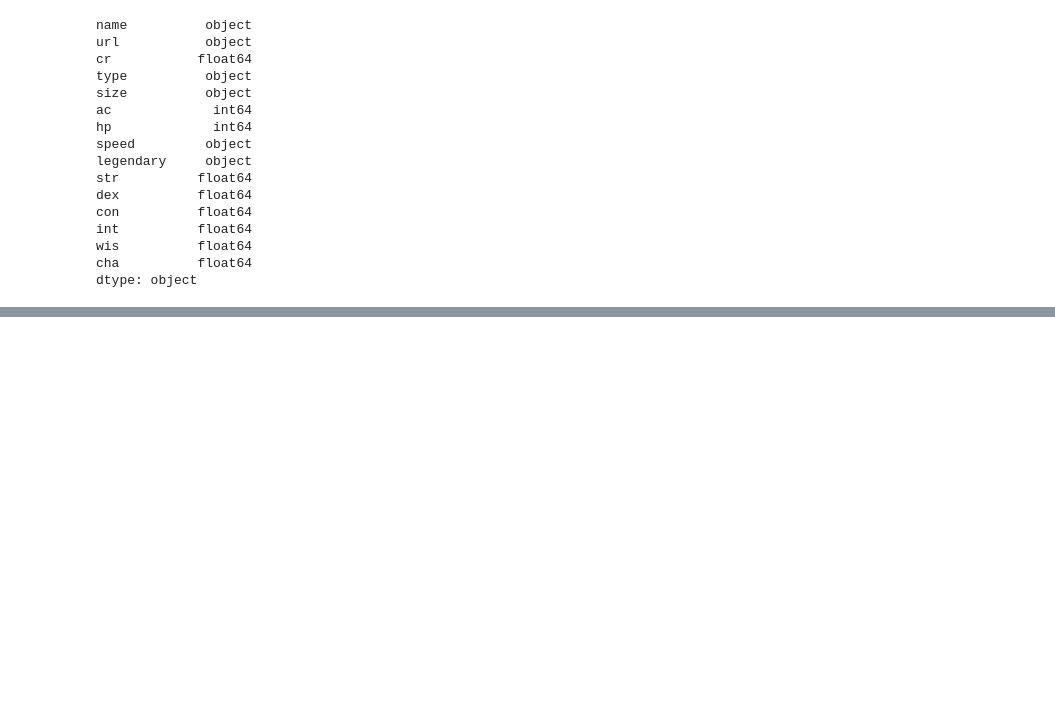
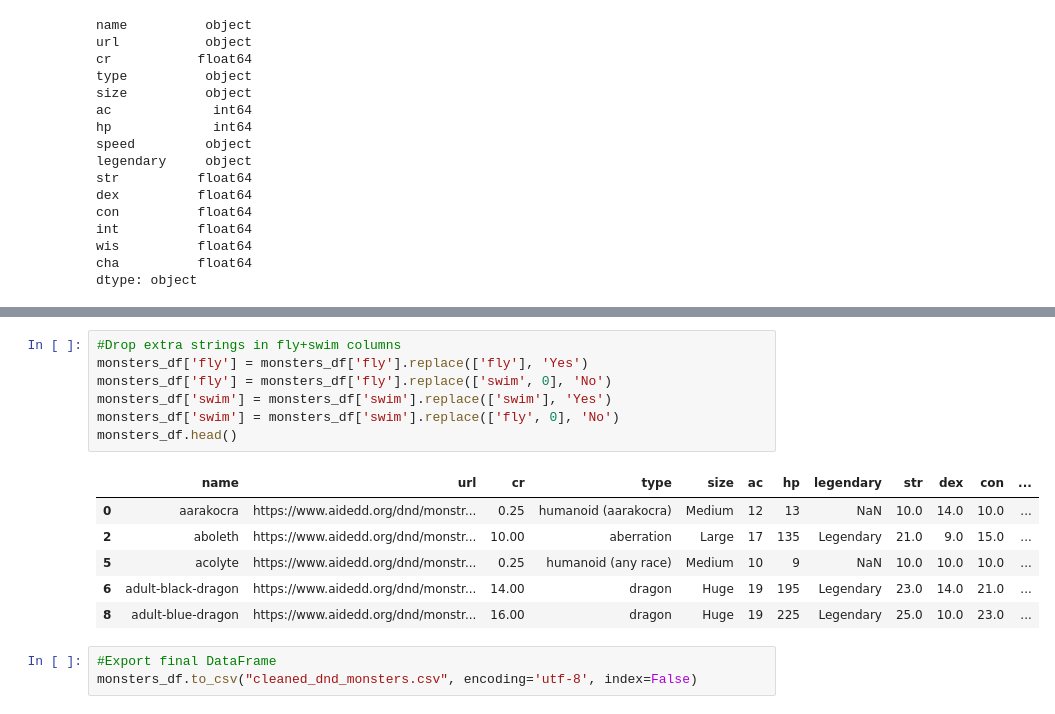
Before and after one commit to TheCarpeDM/DND, a Jupyter notebook: Data_cleaning.ipynb, the cells around one changed output, grey strips where cells are left out. Saved outputs shown, nothing was run; the diff lists cells and outputs as text; blank space fills up the shorter version.

```diff
--- a/Data_cleaning.ipynb
+++ b/Data_cleaning.ipynb
@@ -95,0 +123,17 @@ dtype: object
+# %%
+#Drop extra strings in fly+swim columns
+monsters_df['fly'] = monsters_df['fly'].replace(['fly'], 'Yes')
+monsters_df['fly'] = monsters_df['fly'].replace(['swim', 0], 'No')
+monsters_df['swim'] = monsters_df['swim'].replace(['swim'], 'Yes')
+monsters_df['swim'] = monsters_df['swim'].replace(['fly', 0], 'No')
+monsters_df.head()
+# %% [output]
+|  | name | url | cr | type | size | ac | hp | legendary | str | dex | con | ... |
+| 0 | aarakocra | https://www.aidedd.org/dnd/monstr... | 0.25 | humanoid (aarakocra) | Medium | 12 | 13 | NaN | 10.0 | 14.0 | 10.0 | ... |
+| 2 | aboleth | https://www.aidedd.org/dnd/monstr... | 10.00 | aberration | Large | 17 | 135 | Legendary | 21.0 | 9.0 | 15.0 | ... |
+| 5 | acolyte | https://www.aidedd.org/dnd/monstr... | 0.25 | humanoid (any race) | Medium | 10 | 9 | NaN | 10.0 | 10.0 | 10.0 | ... |
+| 6 | adult-black-dragon | https://www.aidedd.org/dnd/monstr... | 14.00 | dragon | Huge | 19 | 195 | Legendary | 23.0 | 14.0 | 21.0 | ... |
+| 8 | adult-blue-dragon | https://www.aidedd.org/dnd/monstr... | 16.00 | dragon | Huge | 19 | 225 | Legendary | 25.0 | 10.0 | 23.0 | ... |
+# %%
+#Export final DataFrame
+monsters_df.to_csv("cleaned_dnd_monsters.csv", encoding='utf-8', index=False)
```
Also changed, not shown: parts of 2 cells of this notebook, 1 other file.
